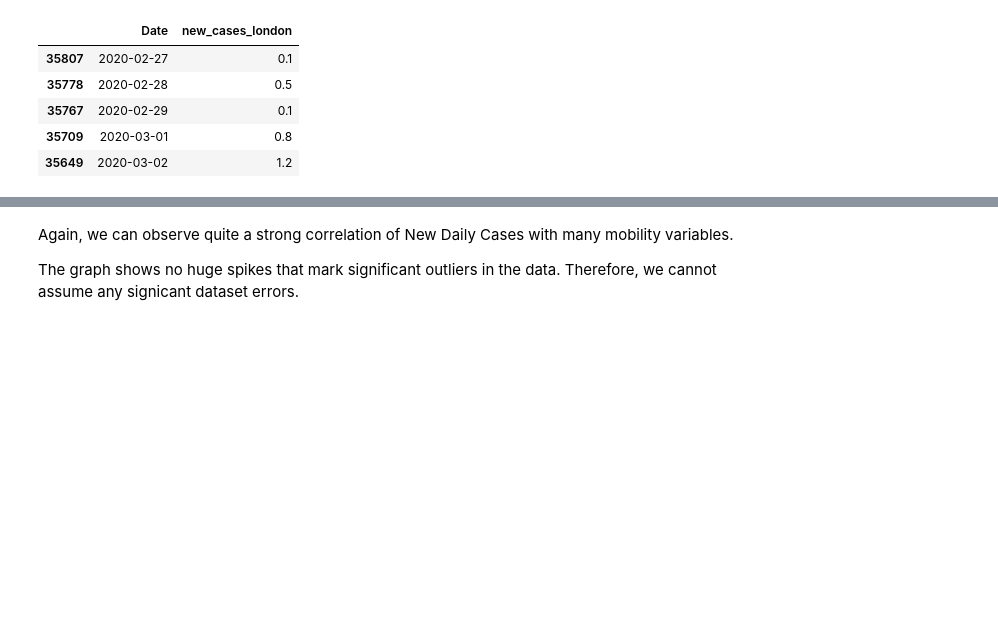
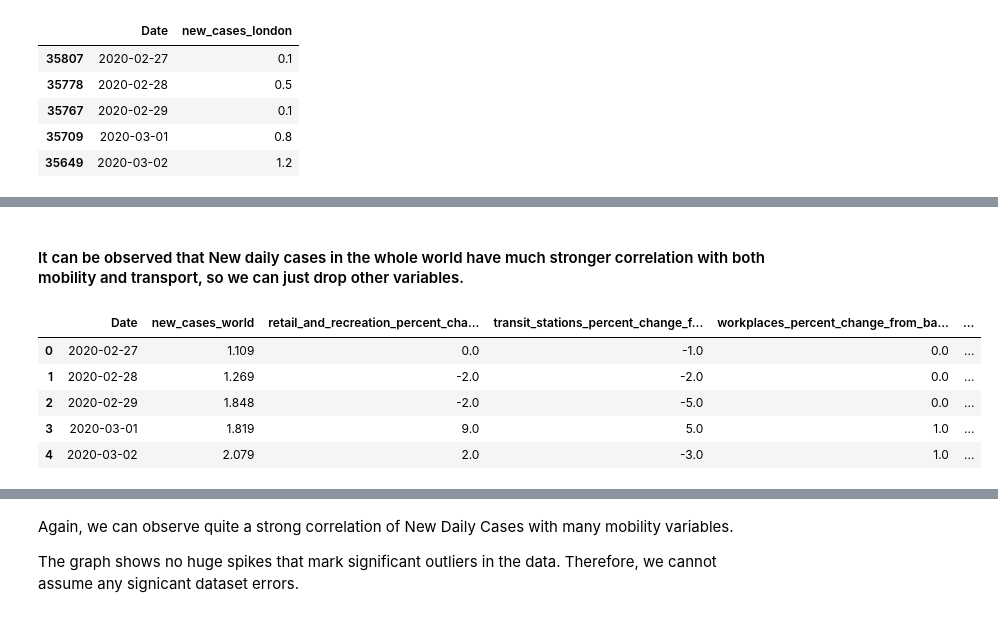
Before and after one commit to IuliiaZaitova/COVID_Prediction_London_National_Transport_Use, a Jupyter notebook: UK_transport.ipynb, the cells around one changed output, grey strips where cells are left out. Saved outputs shown, nothing was run; the diff lists cells and outputs as text; code cells hidden in the pictures; blank space fills up the shorter version.

```diff
--- a/UK_transport.ipynb
+++ b/UK_transport.ipynb
@@ -414,4 +446,16 @@ workplaces_percent_change_from_baseline               0.487131
 Tfl Tube use change percentage                        0.398572
 National rail use change percentage                   0.349810
 Name: new_cases_london, dtype: float64
+# %% [markdown]
+#### It can be observed that New daily cases in the whole world have much stronger correlation with both mobility and transport, so we can just drop other variables.
+# %%
+df_cases_mobility.drop(columns=['new_cases_london', 'new_cases_uk'], inplace=True)
+df_cases_mobility.head()
+# %% [output]
+|  | Date | new_cases_world | retail_and_recreation_percent_cha... | transit_stations_percent_change_f... | workplaces_percent_change_from_ba... | ... |
+| 0 | 2020-02-27 | 1.109 | 0.0 | -1.0 | 0.0 | ... |
+| 1 | 2020-02-28 | 1.269 | -2.0 | -2.0 | 0.0 | ... |
+| 2 | 2020-02-29 | 1.848 | -2.0 | -5.0 | 0.0 | ... |
+| 3 | 2020-03-01 | 1.819 | 9.0 | 5.0 | 1.0 | ... |
+| 4 | 2020-03-02 | 2.079 | 2.0 | -3.0 | 1.0 | ... |
 # %%
```
Also changed, not shown: parts of 13 cells of this notebook.
